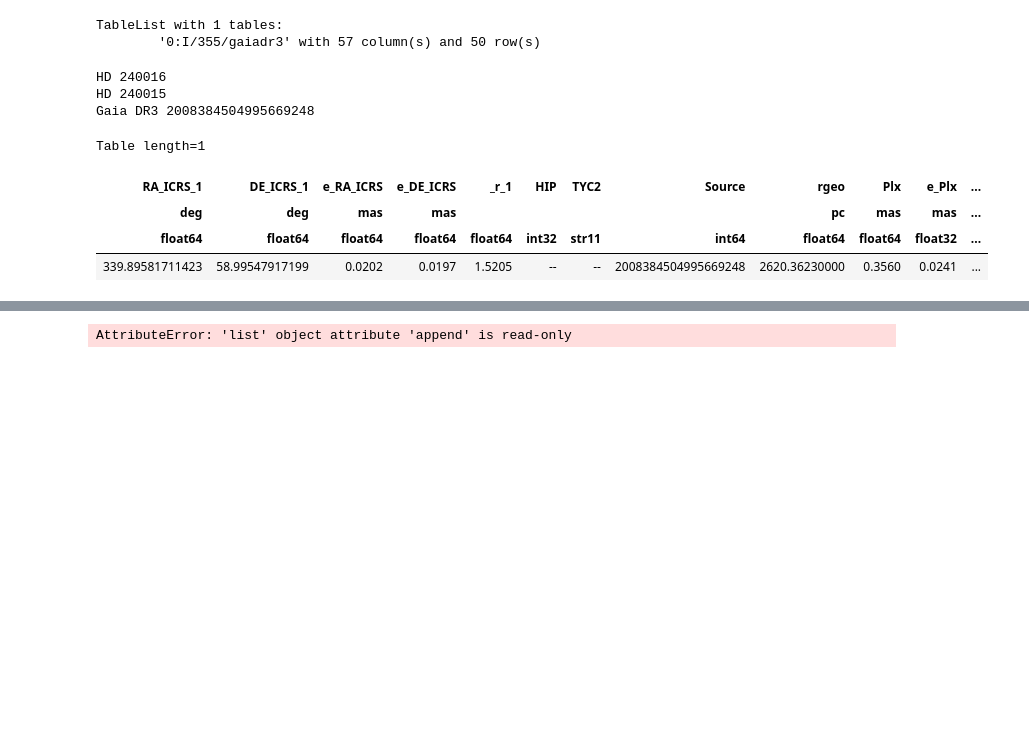
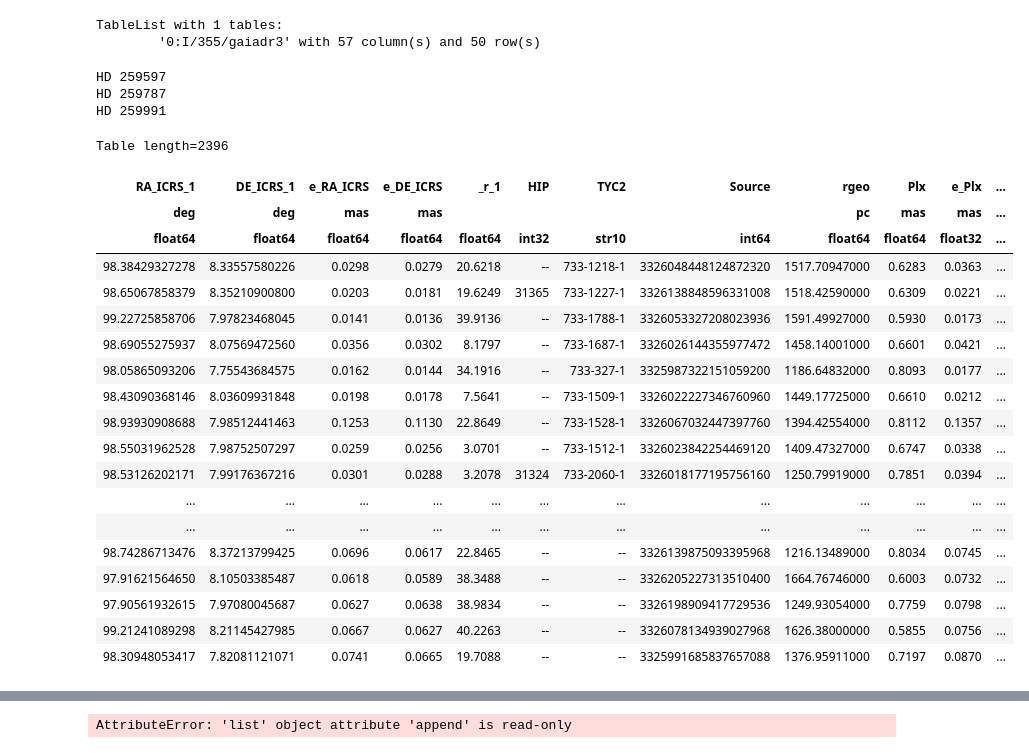
Before and after one commit to surodeep26/Runaway-Stars, a Jupyter notebook: v16.ipynb, the cells around one changed output, grey strips where cells are left out. Saved outputs shown, nothing was run; the diff lists cells and outputs as text; code cells hidden in the pictures; blank space fills up the shorter version.

```diff
--- a/v16.ipynb
+++ b/v16.ipynb
@@ -23,21 +23,39 @@ Vizier(catalog="I/355/gaiadr3").query_object("Gaia DR3 2008384504995669248")
 TableList with 1 tables:
         '0:I/355/gaiadr3' with 57 column(s) and 50 row(s)
 # %%
-obs = config['observed_stars']['Berkeley_97']
+obs = config['observed_stars']['Basel_8']
 
 for star in obs:
     print(get_main_name(star))
 # %% [output]
-HD 240016
-HD 240015
-Gaia DR3 2008384504995669248
+HD 259597
+HD 259787
+HD 259991
-# %%
-cl = Cluster("Berkeley_97")
-cl.stars_in_region(2008384504995669248)
-# %% [output]
-Table length=1
-| RA_ICRS_1 | DE_ICRS_1 | e_RA_ICRS | e_DE_ICRS | _r_1 | HIP | TYC2 | Source | rgeo | Plx | e_Plx | ... |
-| deg | deg | mas | mas |  |  |  |  | pc | mas | mas | ... |
-| float64 | float64 | float64 | float64 | float64 | int32 | str11 | int64 | float64 | float64 | float32 | ... |
-| 339.89581711423 | 58.99547917199 | 0.0202 | 0.0197 | 1.5205 | -- | -- | 2008384504995669248 | 2620.36230000 | 0.3560 | 0.0241 | ... |
+# %%
+%run runaway_functionsv3
+
+cl = Cluster("Basel_8")
+# cl.members()
+cl.stars_in_region()
+# %% [output]
+Table length=2396
+| RA_ICRS_1 | DE_ICRS_1 | e_RA_ICRS | e_DE_ICRS | _r_1 | HIP | TYC2 | Source | rgeo | Plx | e_Plx | ... |
+| deg | deg | mas | mas |  |  |  |  | pc | mas | mas | ... |
+| float64 | float64 | float64 | float64 | float64 | int32 | str10 | int64 | float64 | float64 | float32 | ... |
+| 98.38429327278 | 8.33557580226 | 0.0298 | 0.0279 | 20.6218 | -- | 733-1218-1 | 3326048448124872320 | 1517.70947000 | 0.6283 | 0.0363 | ... |
+| 98.65067858379 | 8.35210900800 | 0.0203 | 0.0181 | 19.6249 | 31365 | 733-1227-1 | 3326138848596331008 | 1518.42590000 | 0.6309 | 0.0221 | ... |
+| 99.22725858706 | 7.97823468045 | 0.0141 | 0.0136 | 39.9136 | -- | 733-1788-1 | 3326053327208023936 | 1591.49927000 | 0.5930 | 0.0173 | ... |
+| 98.69055275937 | 8.07569472560 | 0.0356 | 0.0302 | 8.1797 | -- | 733-1687-1 | 3326026144355977472 | 1458.14001000 | 0.6601 | 0.0421 | ... |
+| 98.05865093206 | 7.75543684575 | 0.0162 | 0.0144 | 34.1916 | -- | 733-327-1 | 3325987322151059200 | 1186.64832000 | 0.8093 | 0.0177 | ... |
+| 98.43090368146 | 8.03609931848 | 0.0198 | 0.0178 | 7.5641 | -- | 733-1509-1 | 3326022227346760960 | 1449.17725000 | 0.6610 | 0.0212 | ... |
+| 98.93930908688 | 7.98512441463 | 0.1253 | 0.1130 | 22.8649 | -- | 733-1528-1 | 3326067032447397760 | 1394.42554000 | 0.8112 | 0.1357 | ... |
+| 98.55031962528 | 7.98752507297 | 0.0259 | 0.0256 | 3.0701 | -- | 733-1512-1 | 3326023842254469120 | 1409.47327000 | 0.6747 | 0.0338 | ... |
+| 98.53126202171 | 7.99176367216 | 0.0301 | 0.0288 | 3.2078 | 31324 | 733-2060-1 | 3326018177195756160 | 1250.79919000 | 0.7851 | 0.0394 | ... |
+| ... | ... | ... | ... | ... | ... | ... | ... | ... | ... | ... | ... |
+| ... | ... | ... | ... | ... | ... | ... | ... | ... | ... | ... | ... |
+| 98.74286713476 | 8.37213799425 | 0.0696 | 0.0617 | 22.8465 | -- | -- | 3326139875093395968 | 1216.13489000 | 0.8034 | 0.0745 | ... |
+| 97.91621564650 | 8.10503385487 | 0.0618 | 0.0589 | 38.3488 | -- | -- | 3326205227313510400 | 1664.76746000 | 0.6003 | 0.0732 | ... |
+| 97.90561932615 | 7.97080045687 | 0.0627 | 0.0638 | 38.9834 | -- | -- | 3326198909417729536 | 1249.93054000 | 0.7759 | 0.0798 | ... |
+| 99.21241089298 | 8.21145427985 | 0.0667 | 0.0627 | 40.2263 | -- | -- | 3326078134939027968 | 1626.38000000 | 0.5855 | 0.0756 | ... |
+| 98.30948053417 | 7.82081121071 | 0.0741 | 0.0665 | 19.7088 | -- | -- | 3325991685837657088 | 1376.95911000 | 0.7197 | 0.0870 | ... |
 # %%
```
Also changed, not shown: parts of 1 cell of this notebook, 15 other files.
